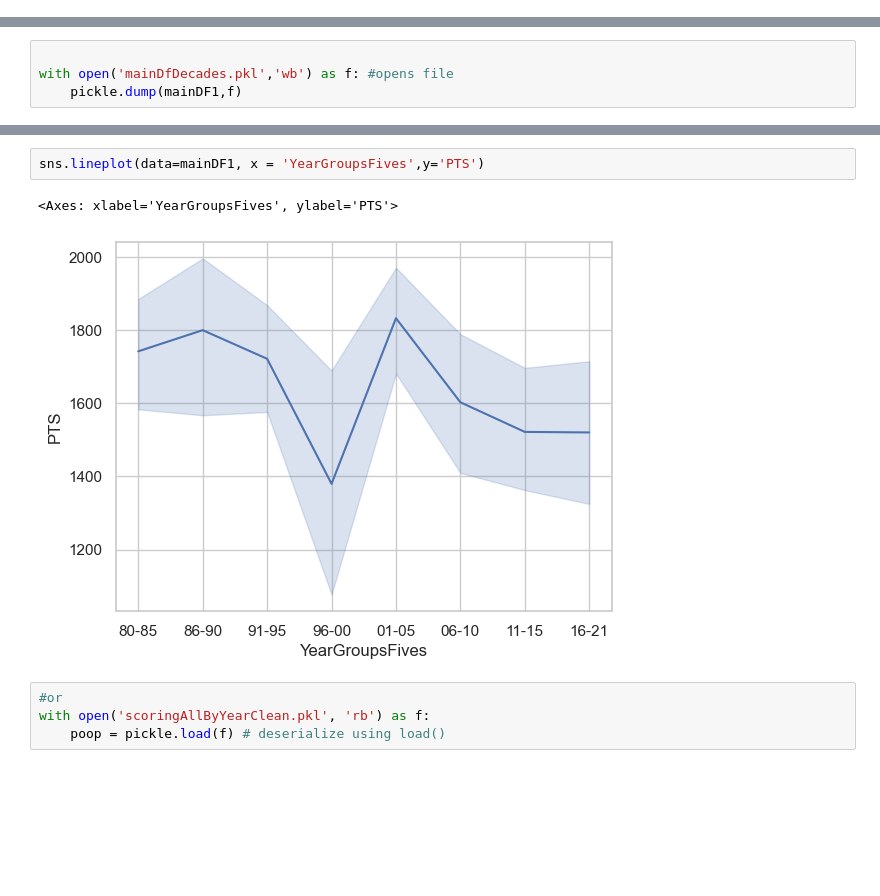
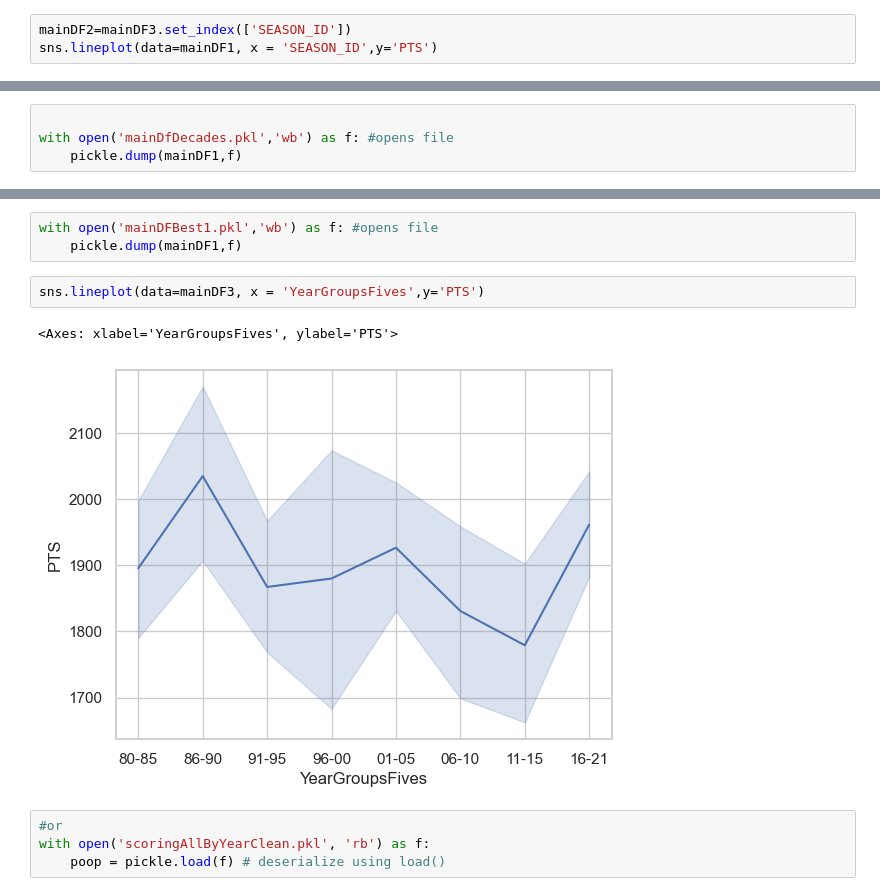
Before and after one commit to ColeSlattery/info24Project, a Jupyter notebook: visualizationsStart.ipynb, the cells around one changed output, grey strips where cells are left out. Drawn from its saved outputs; the diff is of its cells as text; blank space fills up the shorter version.

Commit message:
saving visualizations

```diff
--- a/visualizationsStart.ipynb
+++ b/visualizationsStart.ipynb
@@ -264,0 +266,3 @@ sns.lineplot(data=mainDF1, x = 'SEASON_ID',y='PTS')
+# %%
+mainDF2=mainDF3.set_index(['SEASON_ID'])
+sns.lineplot(data=mainDF1, x = 'SEASON_ID',y='PTS')
@@ -360,8 +407,11 @@ mainDF1.head()
+# %%
+with open('mainDFBest1.pkl','wb') as f: #opens file
+    pickle.dump(mainDF1,f)
 # %%
-sns.lineplot(data=mainDF1, x = 'YearGroupsFives',y='PTS')
+sns.lineplot(data=mainDF3, x = 'YearGroupsFives',y='PTS')
 # %% [output]
 <Axes: xlabel='YearGroupsFives', ylabel='PTS'>
-[figure, old version]
+[figure, new version]
 # %%
 #or
 with open('scoringAllByYearClean.pkl', 'rb') as f:
```
Also changed, not shown: parts of 45 cells of this notebook, 17 other files.
